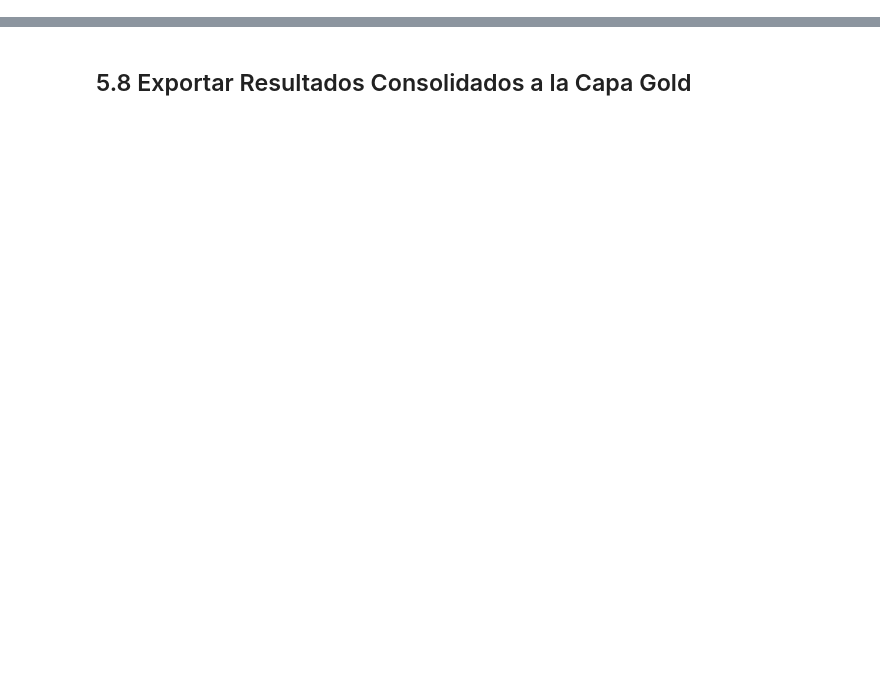
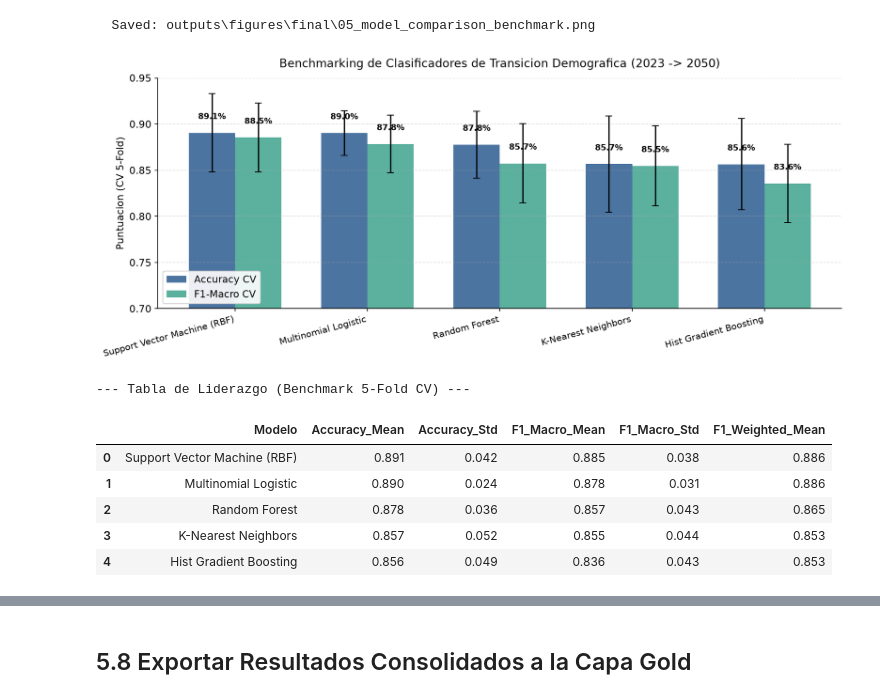
Before and after one commit to kevgonz-jpg/ASA-DataQuest, a Jupyter notebook: notebooks/05_statistical_insight.ipynb, the cells around one changed output, grey strips where cells are left out. Saved outputs shown, nothing was run; the diff lists cells and outputs as text; code cells hidden in the pictures; blank space fills up the shorter version.

```diff
--- a/notebooks/05_statistical_insight.ipynb
+++ b/notebooks/05_statistical_insight.ipynb
@@ -705,0 +211,79 @@ A partir de los modelos de Machine Learning, analisis morfologicos y experimento
+# %%
+# Definicion de pipelines para los 5 clasificadores
+models = {
+    'Multinomial Logistic': Pipeline([
+        ('scaler', StandardScaler()),
+        ('clf', LogisticRegression(max_iter=1000, random_state=SEED))
+    ]),
+    'Random Forest': RandomForestClassifier(
+        n_estimators=100, max_depth=5, random_state=SEED
+    ),
+    'Hist Gradient Boosting': HistGradientBoostingClassifier(
+        max_iter=100, max_depth=4, random_state=SEED
+    ),
+    'Support Vector Machine (RBF)': Pipeline([
+        ('scaler', StandardScaler()),
+        ('clf', SVC(kernel='rbf', random_state=SEED))
+    ]),
+    'K-Nearest Neighbors': Pipeline([
+        ('scaler', StandardScaler()),
+        ('clf', KNeighborsClassifier(n_neighbors=5))
+    ])
+}
+
+cv = StratifiedKFold(n_splits=5, shuffle=True, random_state=SEED)
+benchmark_records = []
+
+for name, model in models.items():
+    cv_res = cross_validate(model, X, y, cv=cv, scoring=['accuracy', 'f1_macro', 'f1_weighted'])
+    benchmark_records.append({
+        'Modelo': name,
+        'Accuracy_Mean': cv_res['test_accuracy'].mean(),
+        'Accuracy_Std': cv_res['test_accuracy'].std(),
+        'F1_Macro_Mean': cv_res['test_f1_macro'].mean(),
+        'F1_Macro_Std': cv_res['test_f1_macro'].std(),
+        'F1_Weighted_Mean': cv_res['test_f1_weighted'].mean()
+    })
+
+df_benchmark = pd.DataFrame(benchmark_records).sort_values('Accuracy_Mean', ascending=False).reset_index(drop=True)
+
+# Visualizacion comparativa
+fig, ax = plt.subplots(figsize=(12, 5))
+x_idx = np.arange(len(df_benchmark))
+bar_width = 0.35
+
+ax.bar(x_idx - bar_width/2, df_benchmark['Accuracy_Mean'], bar_width,
+       yerr=df_benchmark['Accuracy_Std'], capsize=4, label='Accuracy CV', color='#2b5c8f', alpha=0.85)
+ax.bar(x_idx + bar_width/2, df_benchmark['F1_Macro_Mean'], bar_width,
+       yerr=df_benchmark['F1_Macro_Std'], capsize=4, label='F1-Macro CV', color='#3ea28d', alpha=0.85)
+
+ax.set_xticks(x_idx)
+ax.set_xticklabels(df_benchmark['Modelo'], rotation=15, ha='right', fontsize=10)
+ax.set_ylabel('Puntuacion (CV 5-Fold)', fontsize=11)
+ax.set_title('Benchmarking de Clasificadores de Transicion Demografica (2023 -> 2050)', fontsize=13, pad=12)
+ax.set_ylim(0.70, 0.95)
+ax.legend(loc='lower left', framealpha=0.9)
+ax.grid(True, linestyle='--', alpha=0.4, axis='y')
+
+for i in x_idx:
+    acc = df_benchmark.loc[i, 'Accuracy_Mean']
+    f1 = df_benchmark.loc[i, 'F1_Macro_Mean']
+    ax.text(i - bar_width/2, acc + 0.015, f'{acc:.1%}', ha='center', fontsize=9, fontweight='bold')
+    ax.text(i + bar_width/2, f1 + 0.015, f'{f1:.1%}', ha='center', fontsize=9, fontweight='bold')
+
+plt.tight_layout()
+save_figure(fig, '05_model_comparison_benchmark', subdir='final')
+plt.show()
+
+print('--- Tabla de Liderazgo (Benchmark 5-Fold CV) ---')
+display(df_benchmark.round(3))
+# %% [output]
+  Saved: outputs\figures\final\05_model_comparison_benchmark.png
+[figure, added]
+--- Tabla de Liderazgo (Benchmark 5-Fold CV) ---
+|  | Modelo | Accuracy_Mean | Accuracy_Std | F1_Macro_Mean | F1_Macro_Std | F1_Weighted_Mean |
+| 0 | Support Vector Machine (RBF) | 0.891 | 0.042 | 0.885 | 0.038 | 0.886 |
+| 1 | Multinomial Logistic | 0.890 | 0.024 | 0.878 | 0.031 | 0.886 |
+| 2 | Random Forest | 0.878 | 0.036 | 0.857 | 0.043 | 0.865 |
+| 3 | K-Nearest Neighbors | 0.857 | 0.052 | 0.855 | 0.044 | 0.853 |
+| 4 | Hist Gradient Boosting | 0.856 | 0.049 | 0.836 | 0.043 | 0.853 |
```
Also changed, not shown: parts of 40 cells of this notebook, 1 other file.
